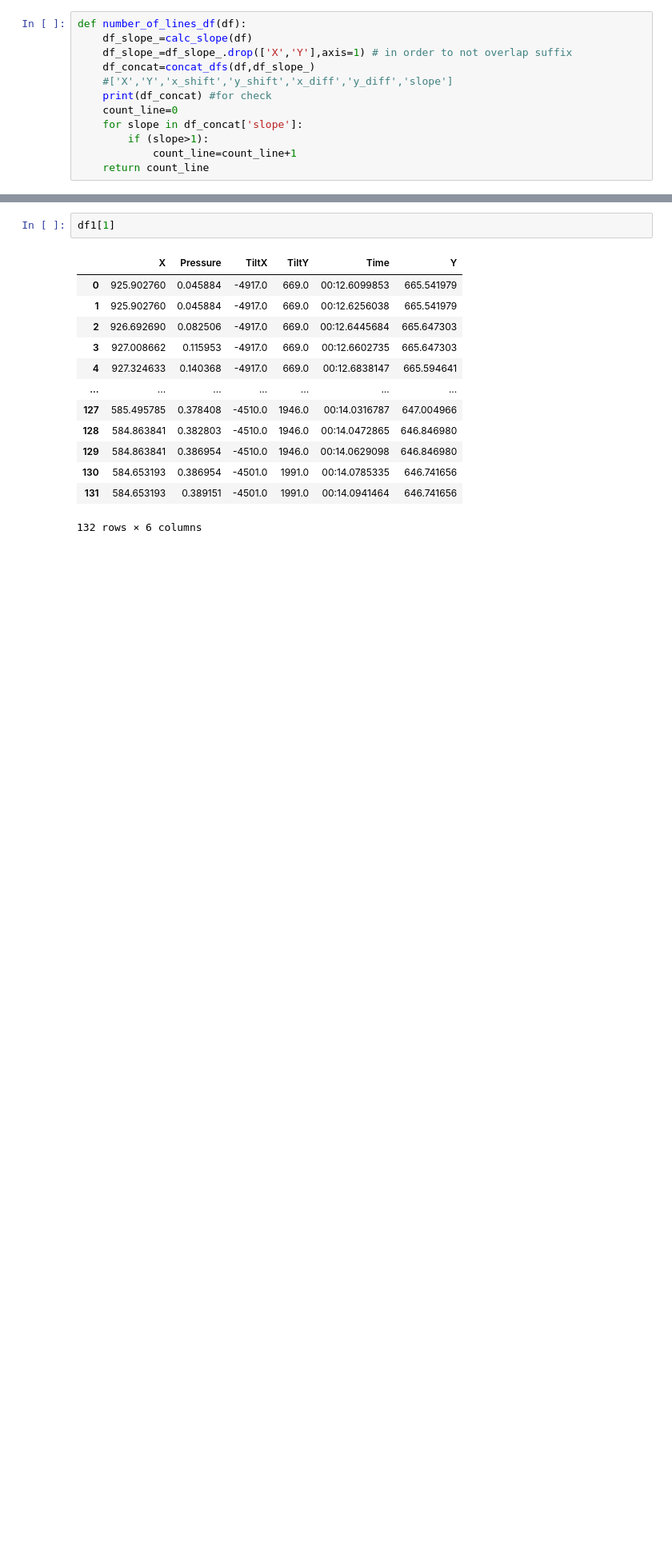
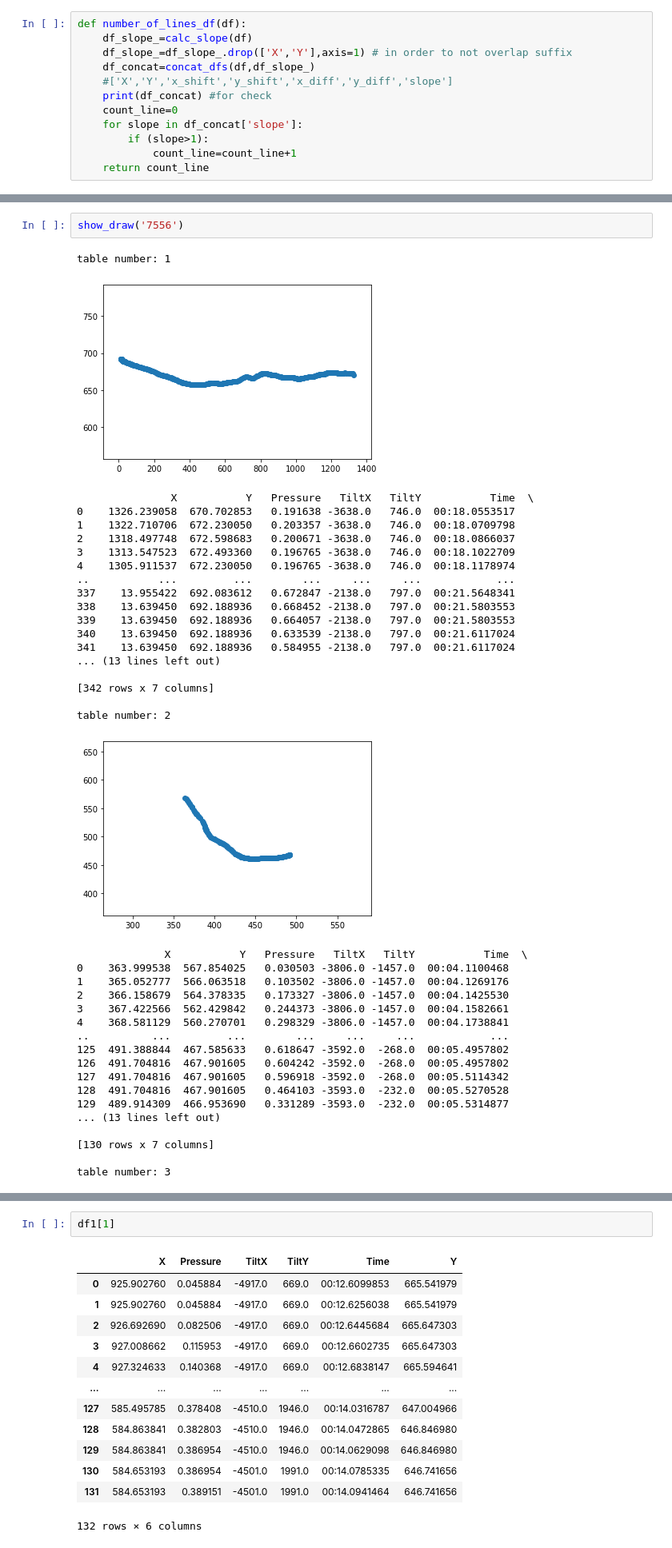
Before and after one commit to BabyBlue555/firstYear_semB_project, a Jupyter notebook: task4.ipynb, the cells around one changed output, grey strips where cells are left out. Shown at 80% size. Cells and saved outputs as stored; diff of their text form; blank space fills up the shorter version.

```diff
--- a/task4.ipynb
+++ b/task4.ipynb
@@ -831,0 +928,40 @@ def groups_diff_slope(num_folder):
+# %%
+show_draw('7556')
+# %% [output]
+table number: 1
+[figure, added]
+               X           Y   Pressure   TiltX   TiltY           Time  \
+0    1326.239058  670.702853   0.191638 -3638.0   746.0  00:18.0553517
+1    1322.710706  672.230050   0.203357 -3638.0   746.0  00:18.0709798
+2    1318.497748  672.598683   0.200671 -3638.0   746.0  00:18.0866037
+3    1313.547523  672.493360   0.196765 -3638.0   746.0  00:18.1022709
+4    1305.911537  672.230050   0.196765 -3638.0   746.0  00:18.1178974
+..           ...         ...        ...     ...     ...            ...
+337    13.955422  692.083612   0.672847 -2138.0   797.0  00:21.5648341
+338    13.639450  692.188936   0.668452 -2138.0   797.0  00:21.5803553
+339    13.639450  692.188936   0.664057 -2138.0   797.0  00:21.5803553
+340    13.639450  692.188936   0.633539 -2138.0   797.0  00:21.6117024
+341    13.639450  692.188936   0.584955 -2138.0   797.0  00:21.6117024
+... (13 lines left out)
+
+[342 rows x 7 columns]
+
+table number: 2
+[figure, added]
+              X           Y   Pressure   TiltX   TiltY           Time  \
+0    363.999538  567.854025   0.030503 -3806.0 -1457.0  00:04.1100468
+1    365.052777  566.063518   0.103502 -3806.0 -1457.0  00:04.1269176
+2    366.158679  564.378335   0.173327 -3806.0 -1457.0  00:04.1425530
+3    367.422566  562.429842   0.244373 -3806.0 -1457.0  00:04.1582661
+4    368.581129  560.270701   0.298329 -3806.0 -1457.0  00:04.1738841
+..          ...         ...        ...     ...     ...            ...
+125  491.388844  467.585633   0.618647 -3592.0  -268.0  00:05.4957802
+126  491.704816  467.901605   0.604242 -3592.0  -268.0  00:05.4957802
+127  491.704816  467.901605   0.596918 -3592.0  -268.0  00:05.5114342
+128  491.704816  467.901605   0.464103 -3593.0  -232.0  00:05.5270528
+129  489.914309  466.953690   0.331289 -3593.0  -232.0  00:05.5314877
+... (13 lines left out)
+
+[130 rows x 7 columns]
+
+table number: 3
```
Also changed, not shown: parts of 60 cells of this notebook.
